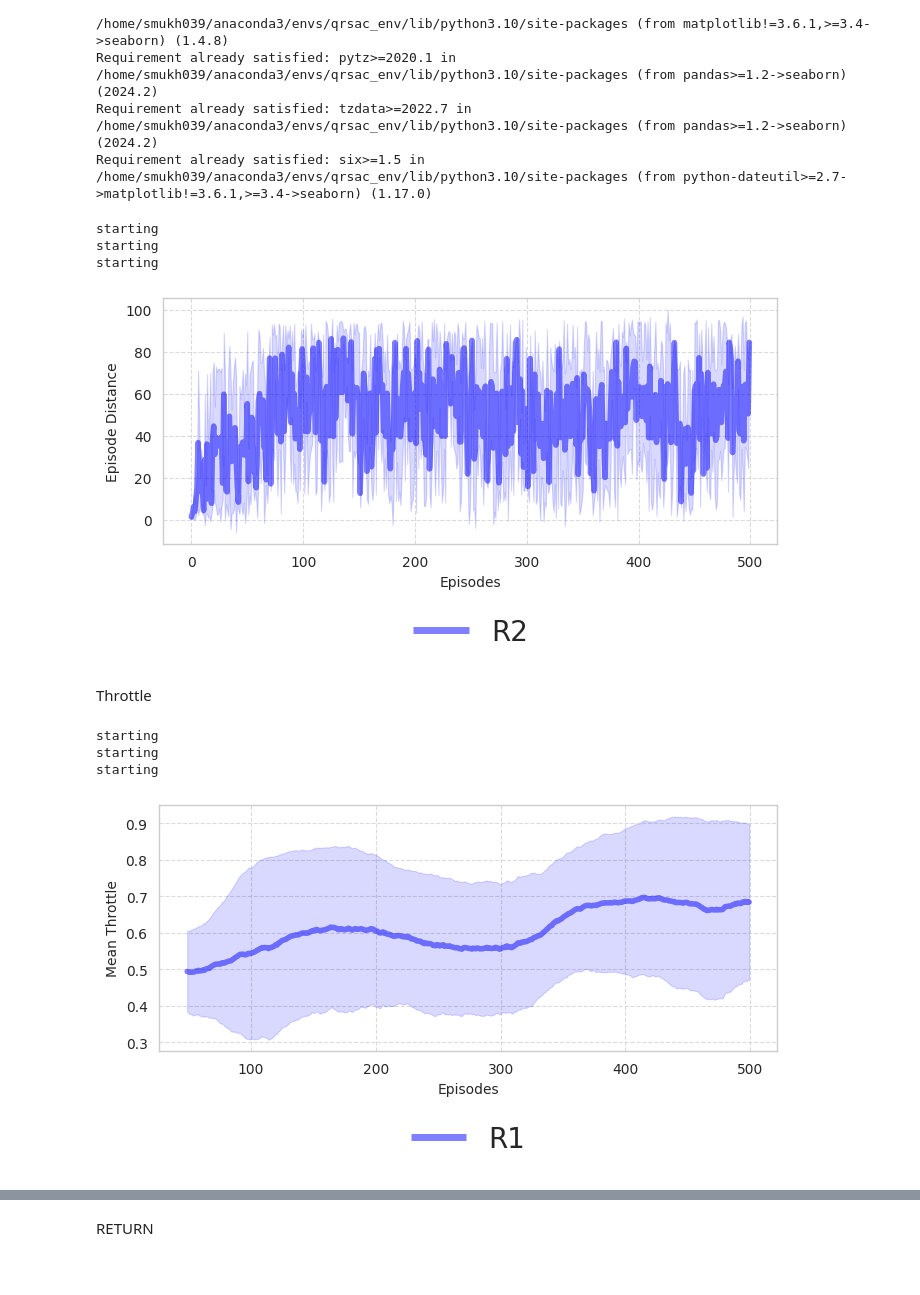
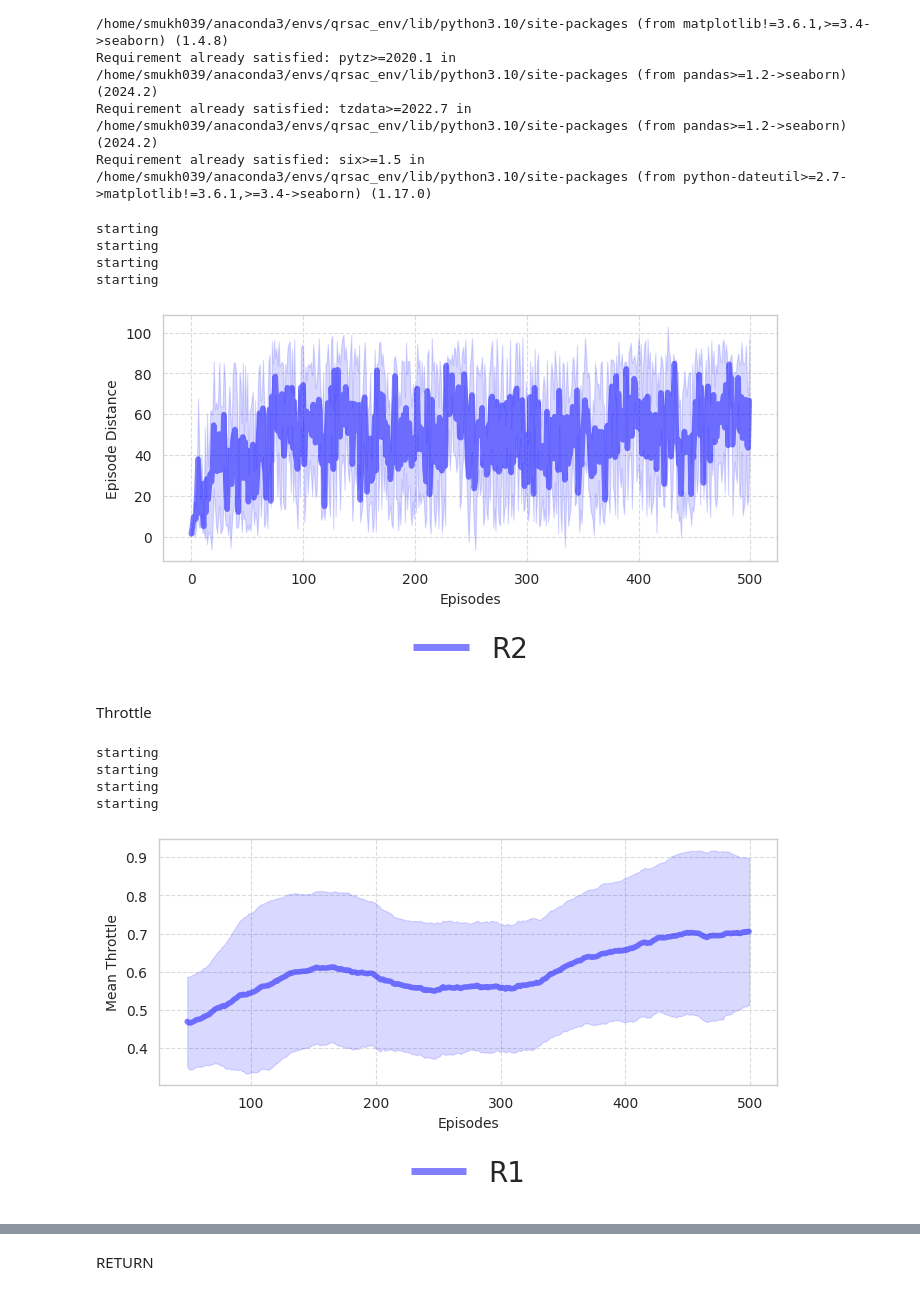
Before and after one commit to shilpa2301/QRSAC, a Jupyter notebook: debug_plots/debug_plots_RC2.ipynb, the cells around one changed output, grey strips where cells are left out. Cells and saved outputs as stored; diff of their text form; code cells hidden in the pictures.

```diff
--- a/debug_plots/debug_plots_RC2.ipynb
+++ b/debug_plots/debug_plots_RC2.ipynb
@@ -114,35 +114,36 @@ def generate_plot(means, stds, save_path=""):
         line.set_solid_capstyle('butt')
     # plt.ylim([80, 90])
     plt.yticks(fontsize=10)
     plt.xticks(fontsize=10)
     plt.xlabel("Episodes", fontsize=10)
     plt.ylabel("Episode Distance", fontsize=10)
     plt.grid(True, linestyle='--', alpha=0.7)
     plt.tight_layout()
     plt.savefig(f"{save_path}.png", dpi=200)
     plt.show()
 
 returns_1 = []
-for idx in range(1,4):
+for idx in range(1,5):
     reward_type = "rew4"
     # env_type = "track"
     env_type = "road"
     log_num = str(idx)
     log_file_path = f"/home/smukh039/work/QRSAC/debug_logs_to_plot/generated_road/debug_{env_type}_{reward_type}_{log_num}.log"
     # log_file_path = f"/home/smukh039/work/QRSAC/debug_logs_to_plot/generated_track/debug_{env_type}_{reward_type}_{log_num}.log"
     returns_1.append(get_returns(reward_type, log_num, env_type, log_file_path)) #[:100])
 returns_r1_mean = np.mean(returns_1, axis=0)
 returns_r1_std = np.std(returns_1, axis=0)
 
 WIN_SIZE=1
 means_r1, stds_r1 = smoothen(returns_r1_mean, WIN_SIZE), smoothen(returns_r1_std, WIN_SIZE)
 means, stds = (means_r1), (stds_r1)
 generate_plot(means, stds, "result_plot")
 # %% [output]
 starting
 starting
 starting
+starting
-[figure, old version]
+[figure, new version]
 # %% [markdown]
 Throttle
 # %%
@@ -239,7 +240,7 @@ def generate_plot(means, stds, save_path=""):
     plt.show()
 
 returns_1 = []
-for idx in range(1,4):
+for idx in range(1,5):
     reward_type = "rew4"
     # env_type = "track"
     env_type = "road"
@@ -258,7 +259,8 @@ generate_plot(means, stds, "result_plot")
 starting
 starting
 starting
+starting
-[figure, old version]
+[figure, new version]
 # %%
 import re
 import pandas as pd
```
Also changed, not shown: parts of 2 cells of this notebook, 3 other files.
